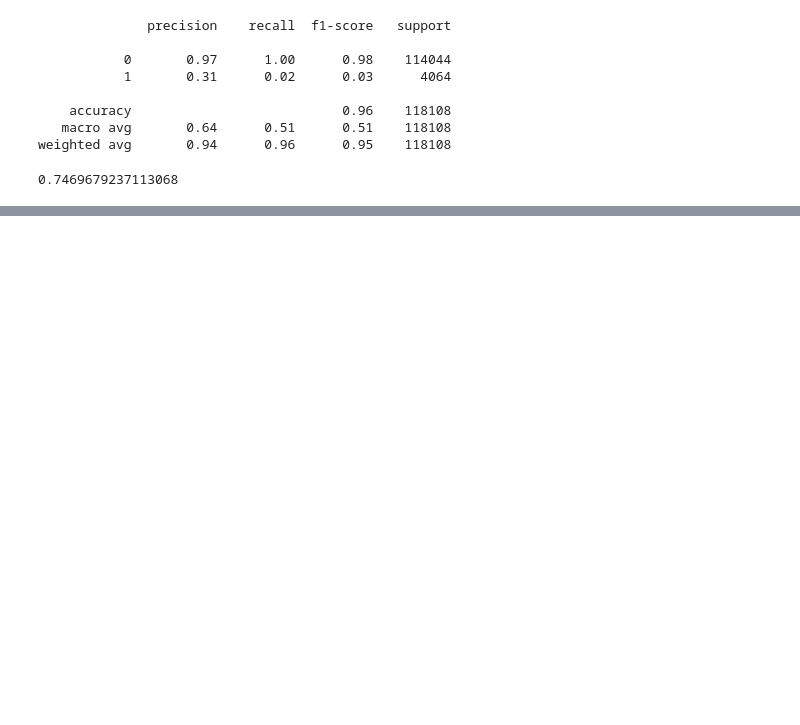
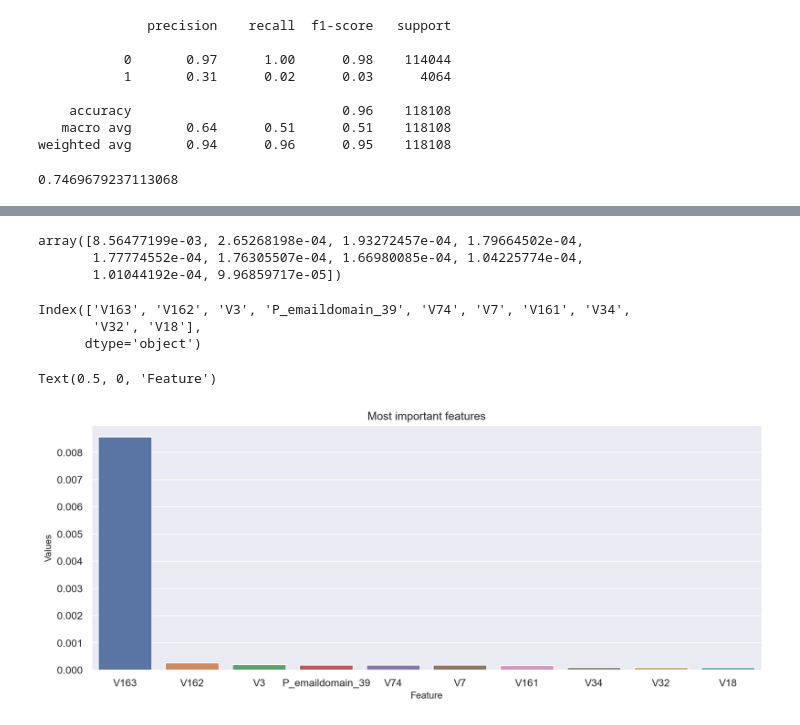
Before and after one commit to julietamponti/TP3-OrganizacionDeDatos, a Jupyter notebook: PUNTO 2 - TP3.ipynb, the cells around one changed output, grey strips where cells are left out. Saved outputs shown, nothing was run; the diff lists cells and outputs as text; code cells hidden in the pictures; blank space fills up the shorter version.

```diff
--- a/PUNTO 2 - TP3.ipynb
+++ b/PUNTO 2 - TP3.ipynb
@@ -328,0 +388,2 @@ params = search.best_params_
+# %%
+ordenada = np.argsort(imporEscalado)[::-1]
@@ -328,0 +410,16 @@ params = search.best_params_
+# %%
+top_10 = imporEscalado[ordenada][:10]
+# %%
+top_10
+# %% [output]
+array([8.56477199e-03, 2.65268198e-04, 1.93272457e-04, 1.79664502e-04,
+       1.77774552e-04, 1.76305507e-04, 1.66980085e-04, 1.04225774e-04,
+       1.01044192e-04, 9.96859717e-05])
+# %%
+cols =  train.columns[ordenada[:10]]
+# %%
+cols
+# %% [output]
+Index(['V163', 'V162', 'V3', 'P_emaildomain_39', 'V74', 'V7', 'V161', 'V34',
+       'V32', 'V18'],
+      dtype='object')
@@ -328,0 +428,12 @@ params = search.best_params_
+# %%
+df = pd.DataFrame({'features':cols,'values': top_10})
+# %%
+sns.set(rc={"figure.dpi":150})
+sns.set(rc = {'figure.figsize':(12.8,4.8)})
+ax = sns.barplot(x="features", y="values", data=df)
+ax.set_title('Most important features',size =12)
+ax.set_ylabel('Values', fontsize = 10)
+ax.set_xlabel('Feature', fontsize = 10)
+# %% [output]
+Text(0.5, 0, 'Feature')
+[figure, added]
```
Also changed, not shown: parts of 45 cells of this notebook.
